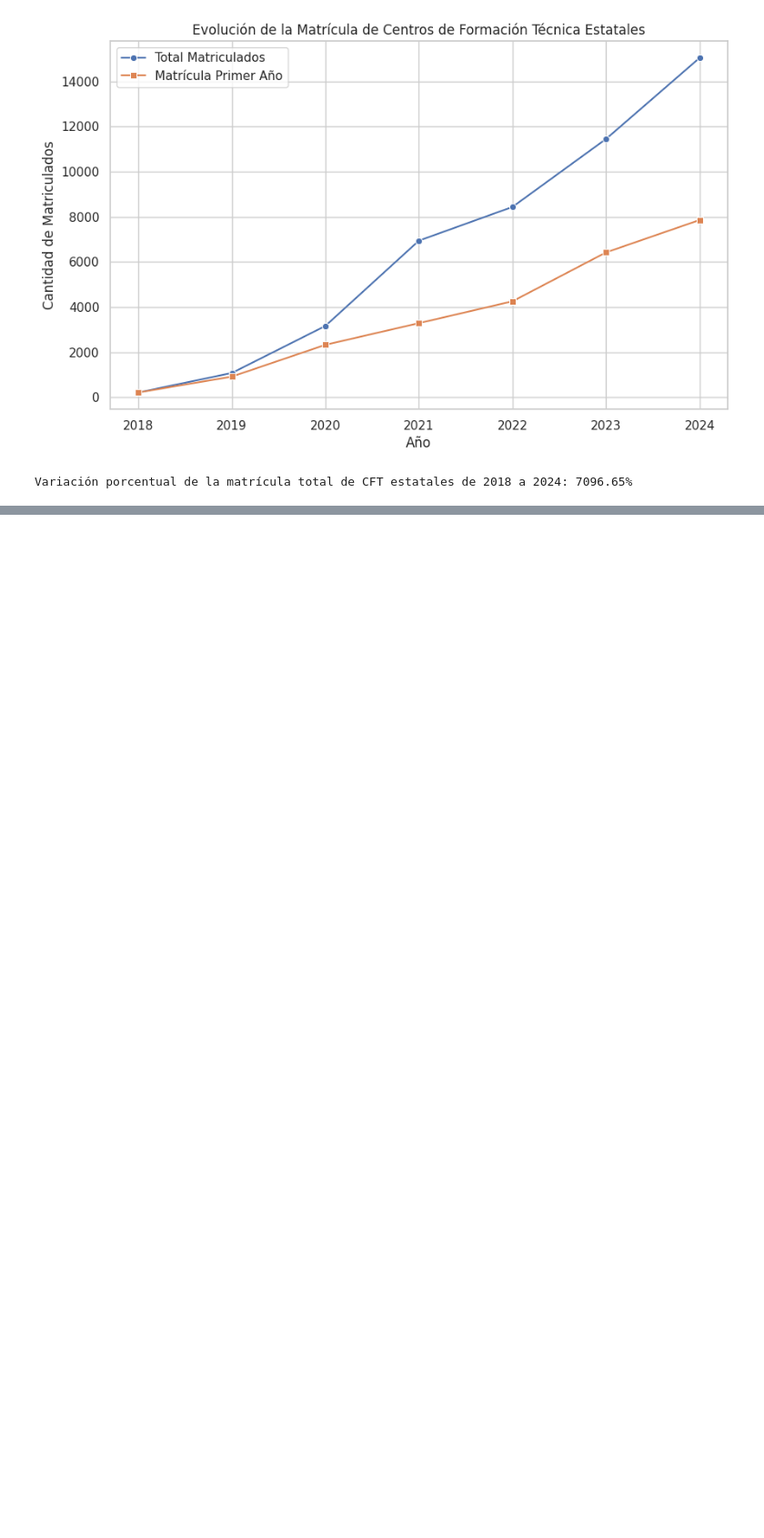
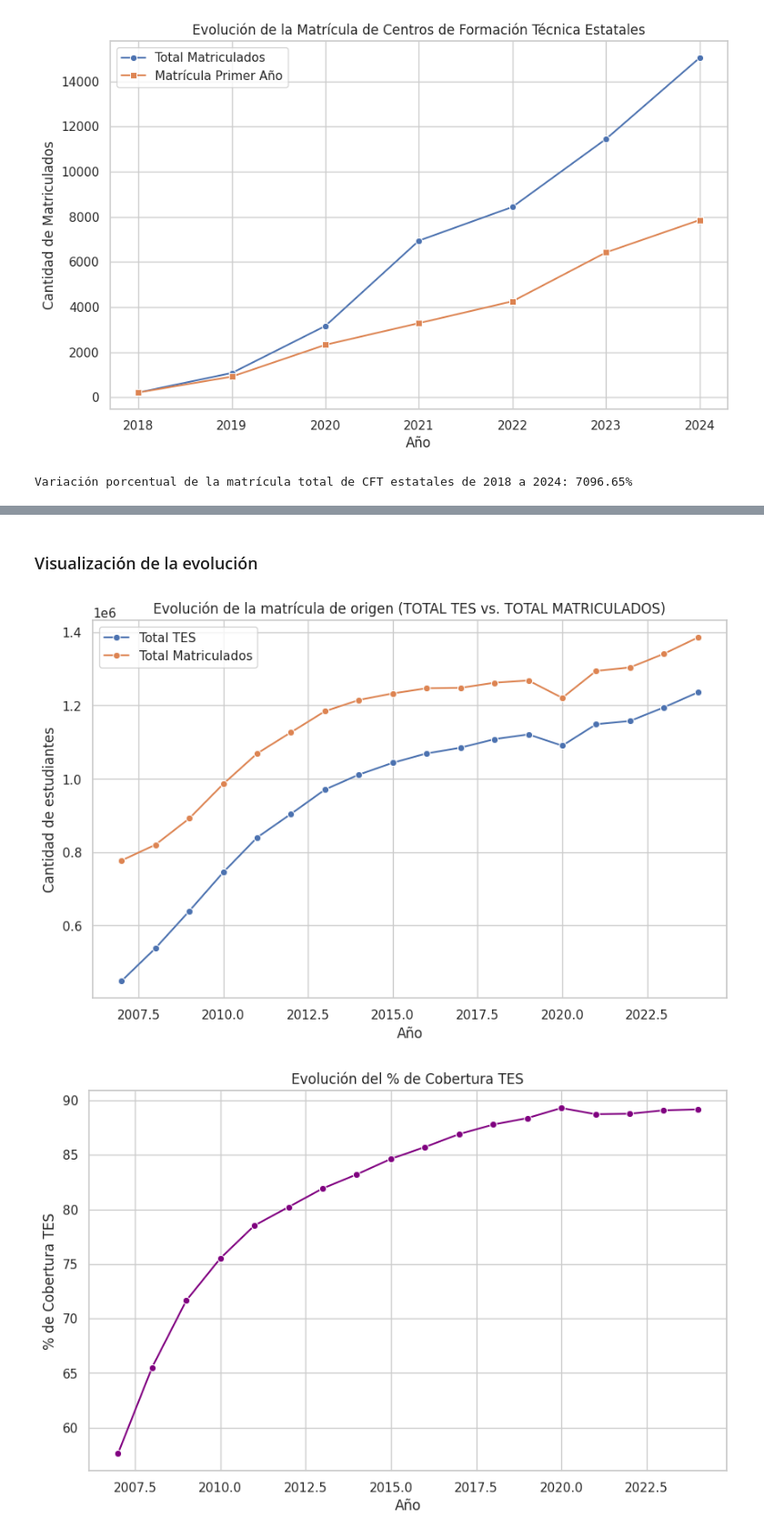
Before and after one commit to davidlealo/cft_estatales_analisis, a Jupyter notebook: analisis.ipynb, the cells around one changed output, grey strips where cells are left out. Shown at 91% size. Saved outputs shown, nothing was run; the diff lists cells and outputs as text; code cells hidden in the pictures; blank space fills up the shorter version.

```diff
--- a/analisis.ipynb
+++ b/analisis.ipynb
@@ -867,0 +1202,13 @@ Variación porcentual de la matrícula total de CFT estatales de 2018 a 2024: 70
+# %%
+# Convertir también la columna "TOTAL MATRICULADOS" a numérico (si no se hizo previamente)
+df["TOTAL MATRICULADOS"] = df["TOTAL MATRICULADOS"].astype(str).str.replace(',', '', regex=False).str.strip()
+df["TOTAL MATRICULADOS"] = pd.to_numeric(df["TOTAL MATRICULADOS"], errors='coerce')
+
+# Agrupar por año (AÑO_NUM) y sumar los valores
+evolucion_origen = df.groupby("AÑO_NUM")[["TOTAL TES", "TOTAL MATRICULADOS"]].sum().reset_index()
+
+# Calcular el porcentaje de cobertura TES
+evolucion_origen["% COBERTURA TES_CALC"] = (evolucion_origen["TOTAL TES"] / evolucion_origen["TOTAL MATRICULADOS"]) * 100
+
+print("Evolución de 'TOTAL TES' y 'TOTAL MATRICULADOS' por año:")
+print(evolucion_origen)
@@ -867,0 +1236,23 @@ Variación porcentual de la matrícula total de CFT estatales de 2018 a 2024: 70
+# %% [markdown]
+### Visualización de la evolución
+# %%
+plt.figure(figsize=(10,6))
+sns.lineplot(data=evolucion_origen, x="AÑO_NUM", y="TOTAL TES", marker="o", label="Total TES")
+sns.lineplot(data=evolucion_origen, x="AÑO_NUM", y="TOTAL MATRICULADOS", marker="o", label="Total Matriculados")
+plt.title("Evolución de la matrícula de origen (TOTAL TES vs. TOTAL MATRICULADOS)")
+plt.xlabel("Año")
+plt.ylabel("Cantidad de estudiantes")
+plt.legend()
+plt.grid(True)
+plt.show()
+
+plt.figure(figsize=(10,6))
+sns.lineplot(data=evolucion_origen, x="AÑO_NUM", y="% COBERTURA TES_CALC", marker="o", color='purple')
+plt.title("Evolución del % de Cobertura TES")
+plt.xlabel("Año")
+plt.ylabel("% de Cobertura TES")
+plt.grid(True)
+plt.show()
+# %% [output]
+[figure, added]
+[figure, added]
```
Also changed, not shown: parts of 28 cells of this notebook.
